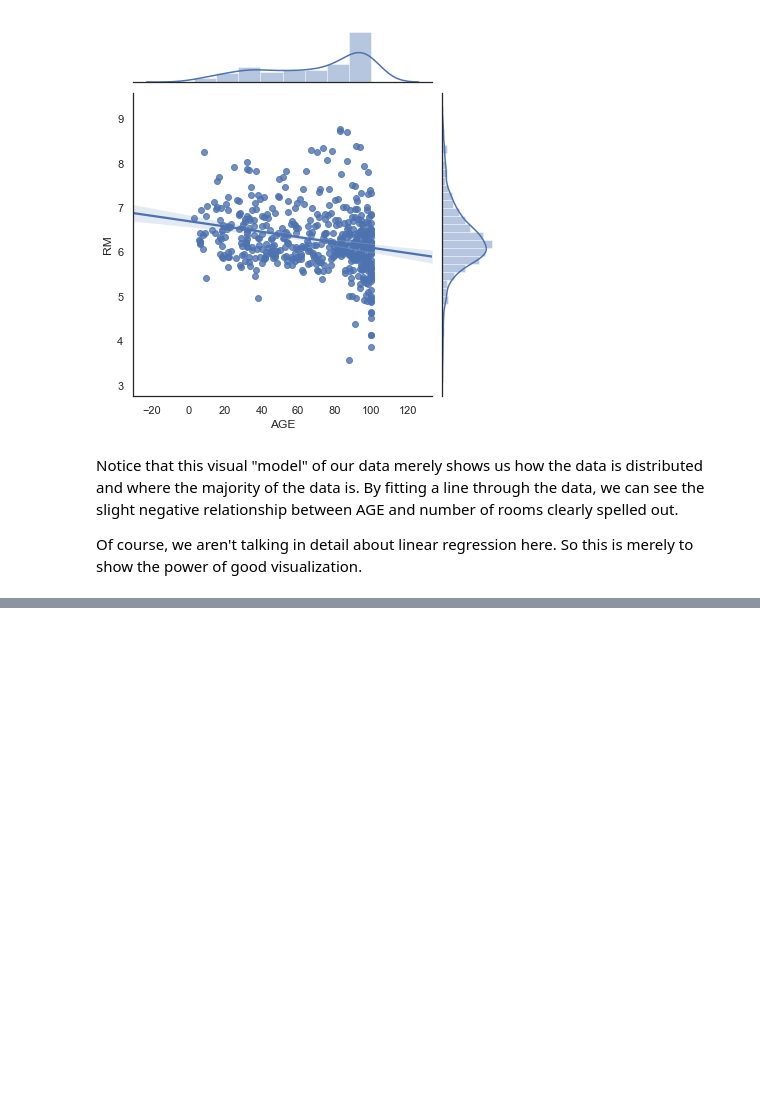
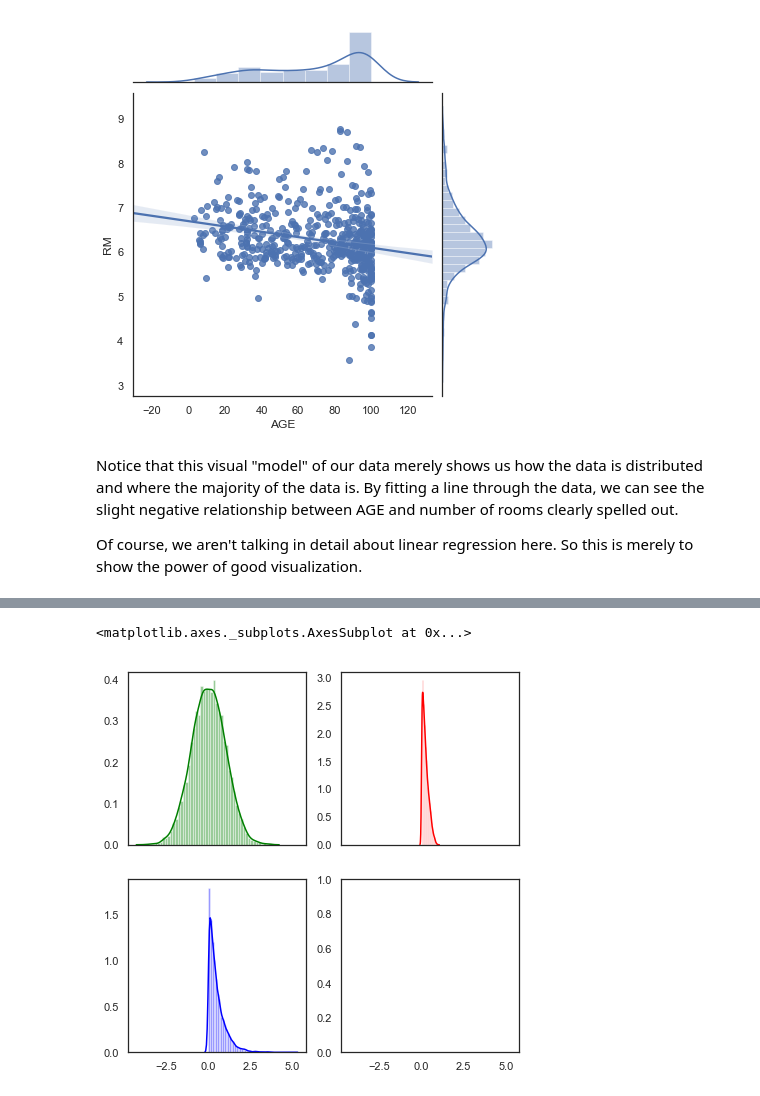
Before and after one commit to EricSchles/data_science_meetup_nyc, a Jupyter notebook: Statistical_Tests.ipynb, the cells around one changed output, grey strips where cells are left out. Cells and saved outputs as stored; diff of their text form; code cells hidden in the pictures; blank space fills up the shorter version.

```diff
--- a/Statistical_Tests.ipynb
+++ b/Statistical_Tests.ipynb
@@ -334,0 +387,12 @@ https://chrisalbon.com/python/data_visualization/seaborn_pandas_timeseries_plot/
+# %%
+normal_dist = np.random.normal(0, 1, size=10000)
+exponential_dist = np.random.exponential(0.5, size=10000)
+beta_dist = np.random.beta(1, 3.25, size=10000)
+# %%
+f, axes = plt.subplots(2, 2, figsize=(7, 7), sharex=True)
+sns.distplot( normal_dist , color="green", ax=axes[0, 0])
+sns.distplot( exponential_dist , color="blue", ax=axes[1, 0])
+sns.distplot( beta_dist , color="red", ax=axes[0, 1])
+# %% [output]
+<matplotlib.axes._subplots.AxesSubplot at 0x...>
+[figure, added]
```
Also changed, not shown: parts of 14 cells of this notebook.
